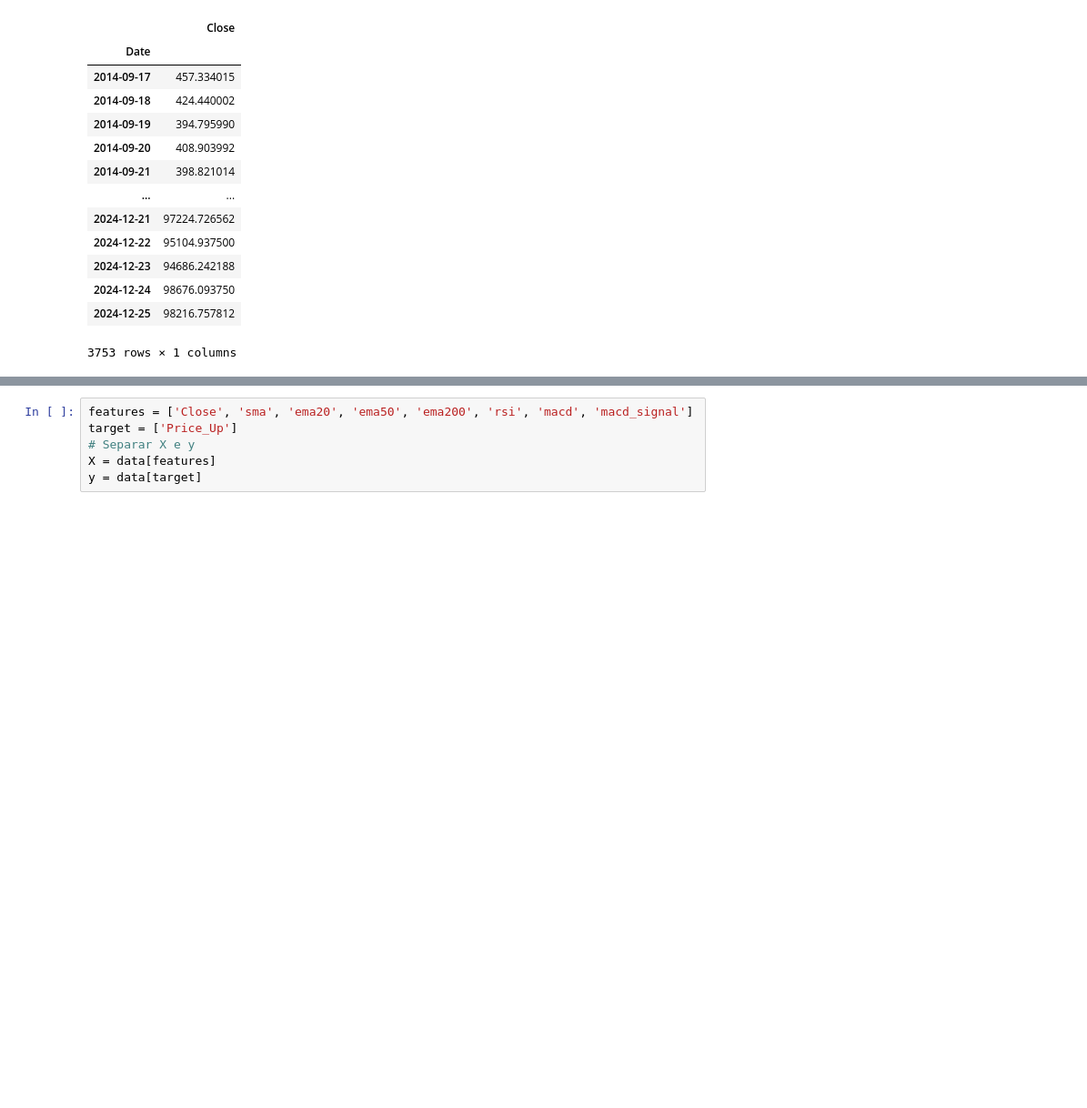
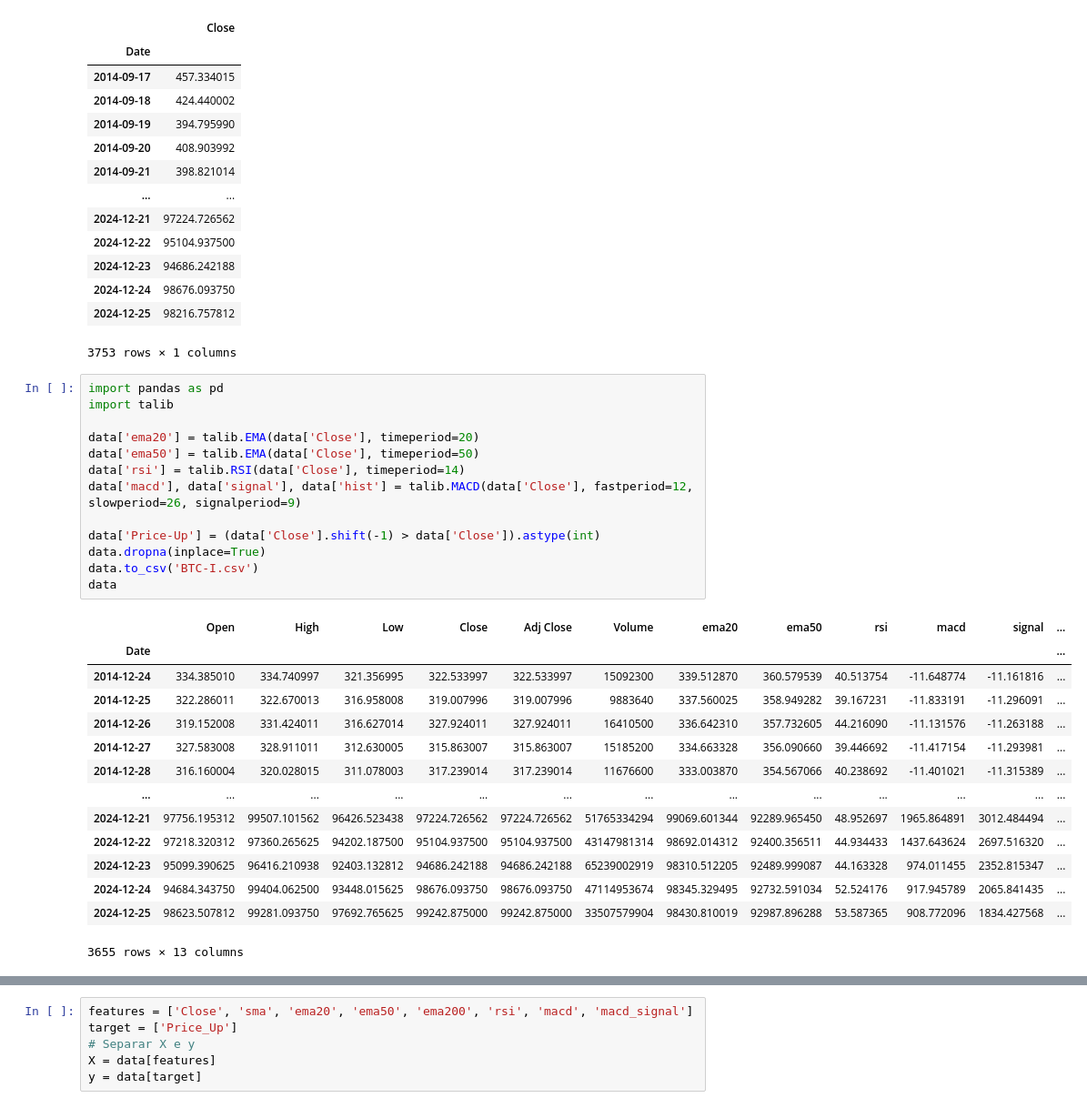
Before and after one commit to Ivo196/Chronos-T5-Large, a Jupyter notebook: data.ipynb, the cells around one changed output, grey strips where cells are left out. Shown at 91% size. Saved outputs shown, nothing was run; the diff lists cells and outputs as text; blank space fills up the shorter version.

```diff
--- a/data.ipynb
+++ b/data.ipynb
@@ -44,6 +44,34 @@ data
 | 2024-12-24 | 98676.093750 |
 | 2024-12-25 | 98216.757812 |
 3753 rows × 1 columns
+# %%
+import pandas as pd
+import talib
+
+data['ema20'] = talib.EMA(data['Close'], timeperiod=20)
+data['ema50'] = talib.EMA(data['Close'], timeperiod=50)
+data['rsi'] = talib.RSI(data['Close'], timeperiod=14)
+data['macd'], data['signal'], data['hist'] = talib.MACD(data['Close'], fastperiod=12, slowperiod=26, signalperiod=9)
+
+data['Price-Up'] = (data['Close'].shift(-1) > data['Close']).astype(int)
+data.dropna(inplace=True)
+data.to_csv('BTC-I.csv')
+data
+# %% [output]
+|  | Open | High | Low | Close | Adj Close | Volume | ema20 | ema50 | rsi | macd | signal | ... |
+| Date |  |  |  |  |  |  |  |  |  |  |  | ... |
+| 2014-12-24 | 334.385010 | 334.740997 | 321.356995 | 322.533997 | 322.533997 | 15092300 | 339.512870 | 360.579539 | 40.513754 | -11.648774 | -11.161816 | ... |
+| 2014-12-25 | 322.286011 | 322.670013 | 316.958008 | 319.007996 | 319.007996 | 9883640 | 337.560025 | 358.949282 | 39.167231 | -11.833191 | -11.296091 | ... |
+| 2014-12-26 | 319.152008 | 331.424011 | 316.627014 | 327.924011 | 327.924011 | 16410500 | 336.642310 | 357.732605 | 44.216090 | -11.131576 | -11.263188 | ... |
+| 2014-12-27 | 327.583008 | 328.911011 | 312.630005 | 315.863007 | 315.863007 | 15185200 | 334.663328 | 356.090660 | 39.446692 | -11.417154 | -11.293981 | ... |
+| 2014-12-28 | 316.160004 | 320.028015 | 311.078003 | 317.239014 | 317.239014 | 11676600 | 333.003870 | 354.567066 | 40.238692 | -11.401021 | -11.315389 | ... |
+| ... | ... | ... | ... | ... | ... | ... | ... | ... | ... | ... | ... | ... |
+| 2024-12-21 | 97756.195312 | 99507.101562 | 96426.523438 | 97224.726562 | 97224.726562 | 51765334294 | 99069.601344 | 92289.965450 | 48.952697 | 1965.864891 | 3012.484494 | ... |
+| 2024-12-22 | 97218.320312 | 97360.265625 | 94202.187500 | 95104.937500 | 95104.937500 | 43147981314 | 98692.014312 | 92400.356511 | 44.934433 | 1437.643624 | 2697.516320 | ... |
+| 2024-12-23 | 95099.390625 | 96416.210938 | 92403.132812 | 94686.242188 | 94686.242188 | 65239002919 | 98310.512205 | 92489.999087 | 44.163328 | 974.011455 | 2352.815347 | ... |
+| 2024-12-24 | 94684.343750 | 99404.062500 | 93448.015625 | 98676.093750 | 98676.093750 | 47114953674 | 98345.329495 | 92732.591034 | 52.524176 | 917.945789 | 2065.841435 | ... |
+| 2024-12-25 | 98623.507812 | 99281.093750 | 97692.765625 | 99242.875000 | 99242.875000 | 33507579904 | 98430.810019 | 92987.896288 | 53.587365 | 908.772096 | 1834.427568 | ... |
+3655 rows × 13 columns
 # %%
 import pandas as pd
 import ta
```
Also changed, not shown: parts of 2 cells of this notebook.
